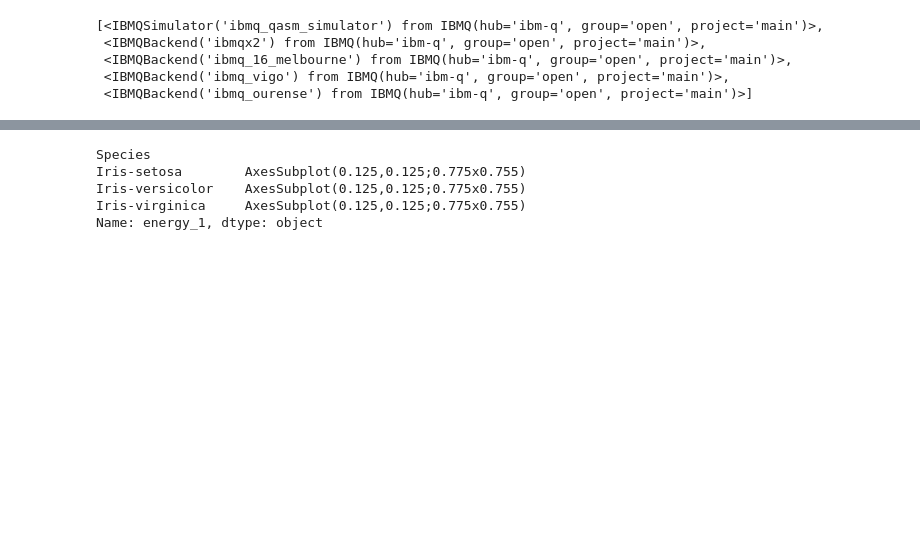
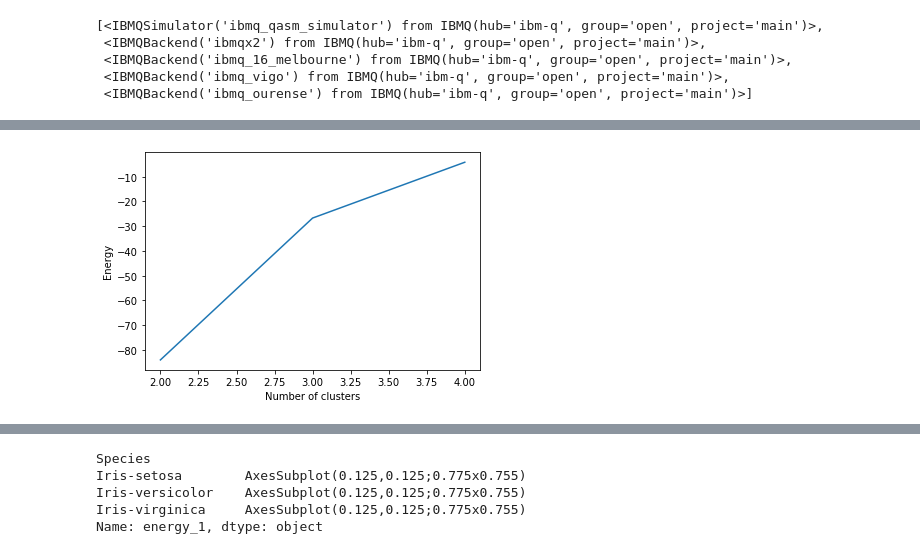
Before and after one commit to ajrazander/Unsupervised-QML, a Jupyter notebook: Unsupervised_Learning.ipynb, the cells around one changed output, grey strips where cells are left out. Drawn from its saved outputs; the diff is of its cells as text; code cells hidden in the pictures; blank space fills up the shorter version.

```diff
--- a/Unsupervised_Learning.ipynb
+++ b/Unsupervised_Learning.ipynb
@@ -386,3 +524,13 @@ See the caveats in the documentation: http://pandas.pydata.org/pandas-docs/stabl
+# %%
+# Plot energy over number of clusters
+energy = [-84.04,-26.7,-4.142]
+clusters = [2,3,4]
+plt.plot(clusters,energy)
+plt.xlabel('Number of clusters')
+plt.ylabel('Energy')
+plt.show()
+# %% [output]
+[figure, added]
 # %%
 # Plot Species vs energy labels
 df_plot = pd.DataFrame()
```
Also changed, not shown: parts of 13 cells of this notebook.
